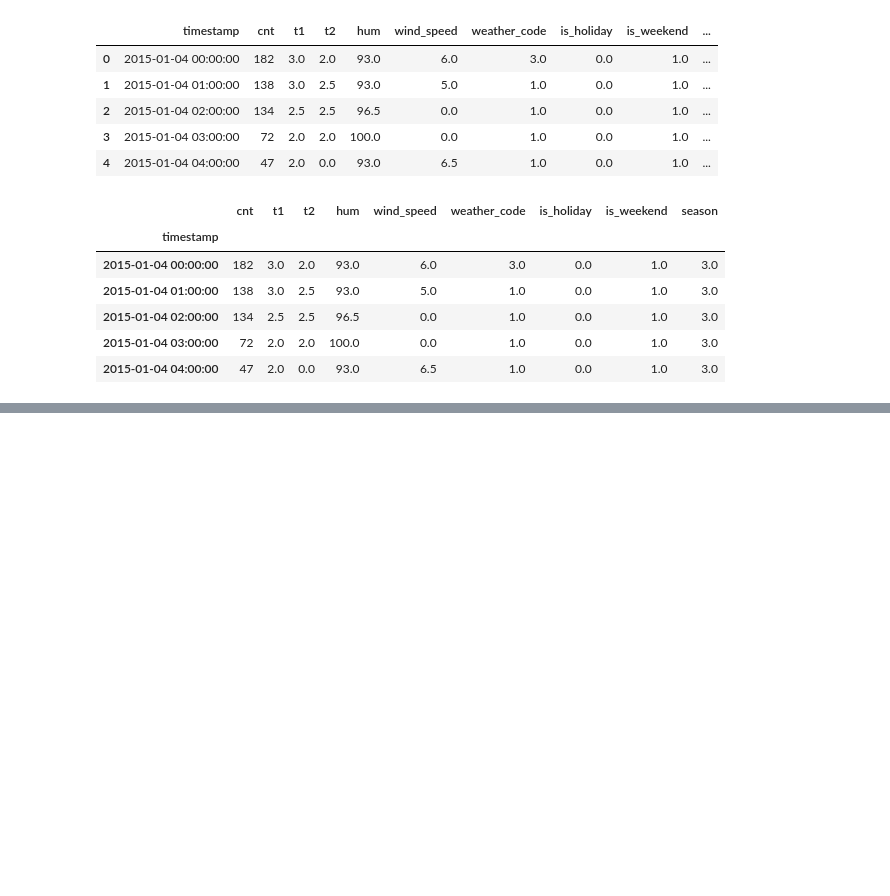
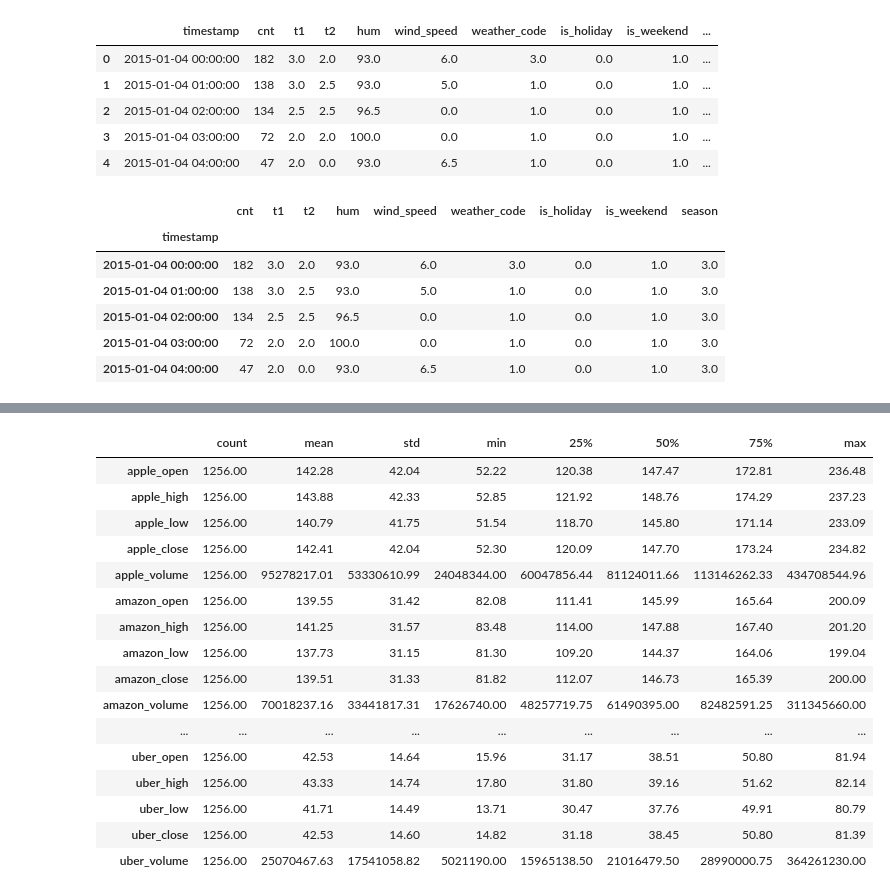
Before and after one commit to piaseckazaneta/data-science-bootcamp, a Jupyter notebook: Łączenie danych - london bike.ipynb, the cells around one changed output, grey strips where cells are left out. Cells and saved outputs as stored; diff of their text form; code cells hidden in the pictures; blank space fills up the shorter version.

```diff
--- a/Łączenie danych - london bike.ipynb
+++ b/Łączenie danych - london bike.ipynb
@@ -26,0 +101,24 @@ df.head()
+# %%
+#Zmiana wyświetlania liczb z funckji wykłądniczej na 2 po przecinku
+
+pd.set_option('display.float_format', lambda x: f'{x: .2f}')
+
+df.describe().T
+# %% [output]
+|  | count | mean | std | min | 25% | 50% | 75% | max |
+| apple_open | 1256.00 | 142.28 | 42.04 | 52.22 | 120.38 | 147.47 | 172.81 | 236.48 |
+| apple_high | 1256.00 | 143.88 | 42.33 | 52.85 | 121.92 | 148.76 | 174.29 | 237.23 |
+| apple_low | 1256.00 | 140.79 | 41.75 | 51.54 | 118.70 | 145.80 | 171.14 | 233.09 |
+| apple_close | 1256.00 | 142.41 | 42.04 | 52.30 | 120.09 | 147.70 | 173.24 | 234.82 |
+| apple_volume | 1256.00 | 95278217.01 | 53330610.99 | 24048344.00 | 60047856.44 | 81124011.66 | 113146262.33 | 434708544.96 |
+| amazon_open | 1256.00 | 139.55 | 31.42 | 82.08 | 111.41 | 145.99 | 165.64 | 200.09 |
+| amazon_high | 1256.00 | 141.25 | 31.57 | 83.48 | 114.00 | 147.88 | 167.40 | 201.20 |
+| amazon_low | 1256.00 | 137.73 | 31.15 | 81.30 | 109.20 | 144.37 | 164.06 | 199.04 |
+| amazon_close | 1256.00 | 139.51 | 31.33 | 81.82 | 112.07 | 146.73 | 165.39 | 200.00 |
+| amazon_volume | 1256.00 | 70018237.16 | 33441817.31 | 17626740.00 | 48257719.75 | 61490395.00 | 82482591.25 | 311345660.00 |
+| ... | ... | ... | ... | ... | ... | ... | ... | ... |
+| uber_open | 1256.00 | 42.53 | 14.64 | 15.96 | 31.17 | 38.51 | 50.80 | 81.94 |
+| uber_high | 1256.00 | 43.33 | 14.74 | 17.80 | 31.80 | 39.16 | 51.62 | 82.14 |
+| uber_low | 1256.00 | 41.71 | 14.49 | 13.71 | 30.47 | 37.76 | 49.91 | 80.79 |
+| uber_close | 1256.00 | 42.53 | 14.60 | 14.82 | 31.18 | 38.45 | 50.80 | 81.39 |
+| uber_volume | 1256.00 | 25070467.63 | 17541058.82 | 5021190.00 | 15965138.50 | 21016479.50 | 28990000.75 | 364261230.00 |
```
Also changed, not shown: parts of 17 cells of this notebook.
